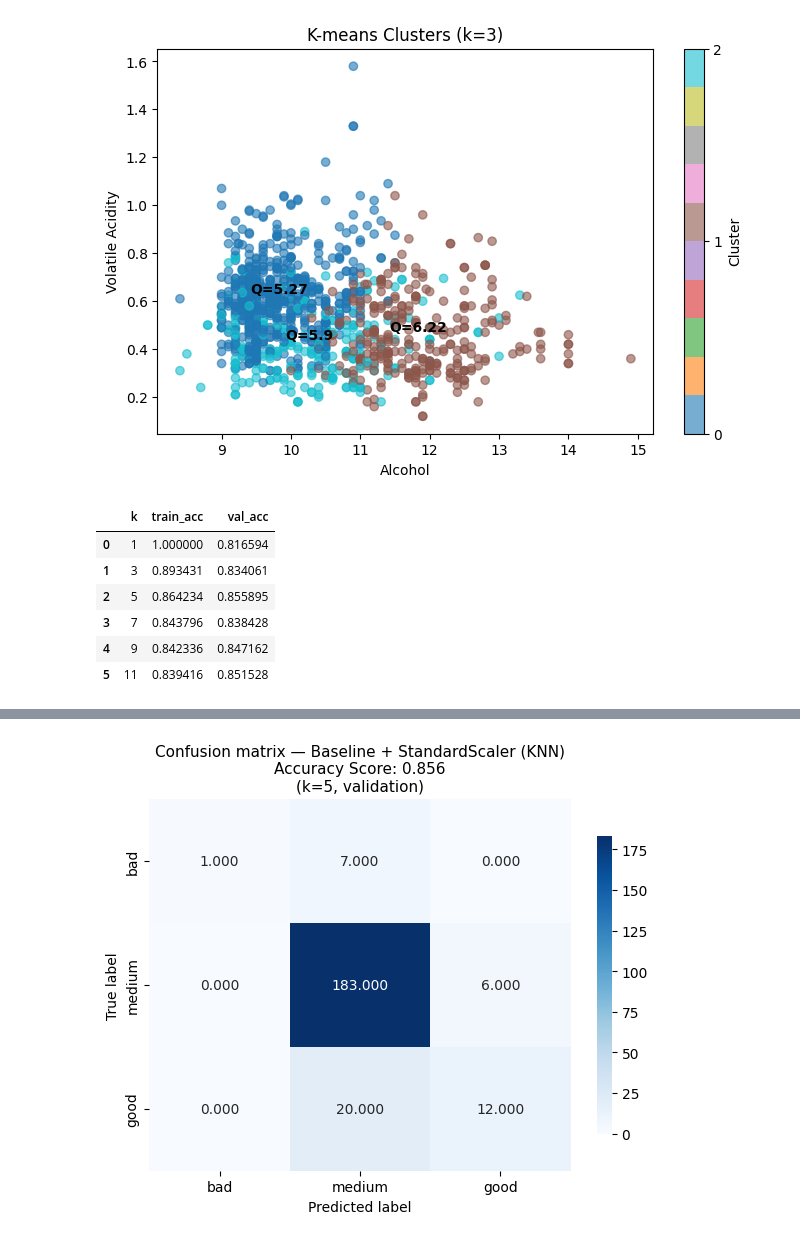
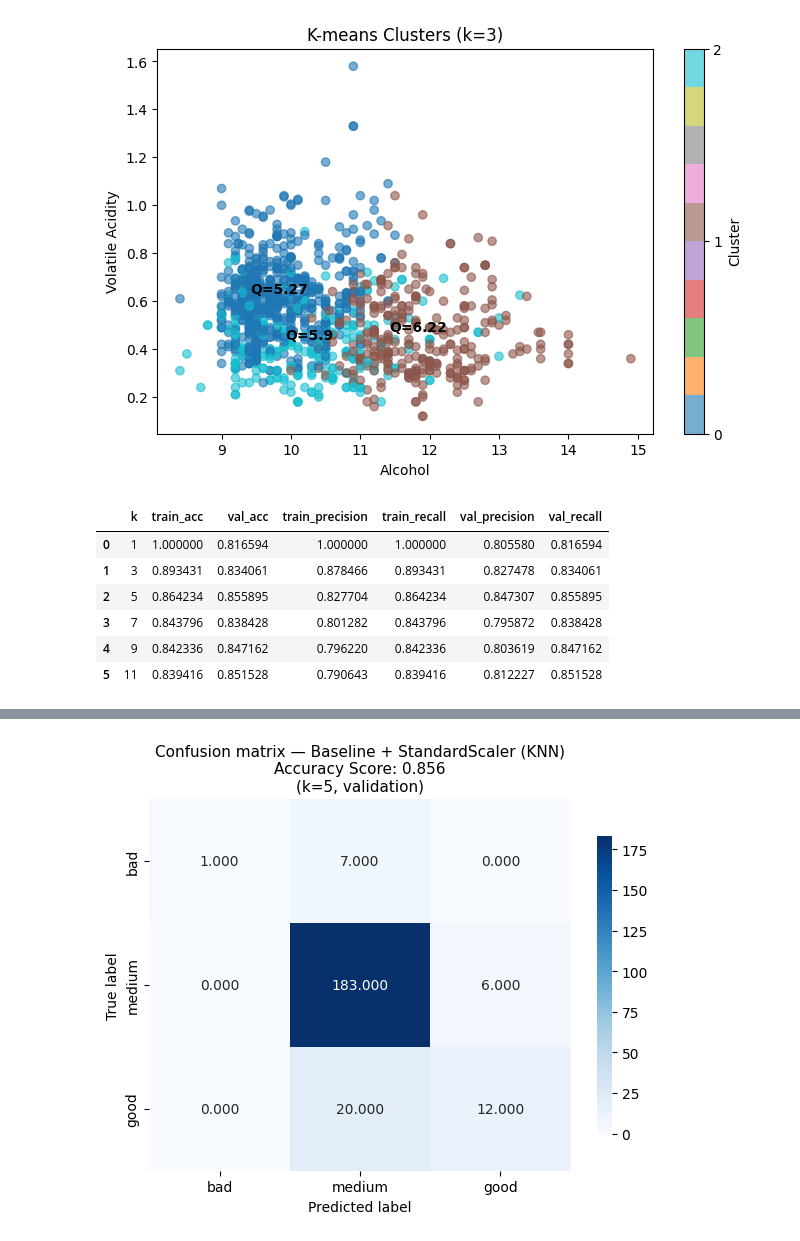
Before and after one commit to mrl588/Wine-Prediction, a Jupyter notebook: wine_quality_ml_final.ipynb, the cells around one changed output, grey strips where cells are left out. Cells and saved outputs as stored; diff of their text form; code cells hidden in the pictures.

Commit message:
added precision and recall

```diff
--- a/wine_quality_ml_final.ipynb
+++ b/wine_quality_ml_final.ipynb
@@ -136,6 +135,7 @@ from IPython.display import display
 from sklearn.model_selection import train_test_split
 from sklearn.neighbors import KNeighborsClassifier
 from sklearn.preprocessing import PolynomialFeatures, StandardScaler
+from sklearn.metrics import precision_score, recall_score, classification_report
 
 # Three quality buckets: bad (<5), medium ([5,7)), good (>=7)
 y_bucket = np.select(
@@ -183,7 +183,18 @@ X_train = np.asarray(X_train, dtype=float)
 X_val = np.asarray(X_val, dtype=float)
 
 k_values = [1, 3, 5, 7, 9, 11]
-# choose these odd values to prevent ties and i wanted 6 evenly spaced off values from very local/ flexible to a more structured/smooth model by the end which would test high bias/low variance ( stopped at 11 because there were only 10 features)
+# choose these odd values to prevent ties and i wanted 6 evenly spaced off values from very local/ flexible to a more structured/smooth model by the end which would test high bias/low variance ( stopped at 11 because there were only 11 features)
+
+def _prec_rec_train_val(knn, X_tr, X_va, y_tr, y_va):
+    y_tr_pred = knn.predict(X_tr)
+    y_va_pred = knn.predict(X_va)
+    return (
+        precision_score(y_tr, y_tr_pred, average="weighted", zero_division=0),
+        recall_score(y_tr, y_tr_pred, average="weighted", zero_division=0),
+        precision_score(y_va, y_va_pred, average="weighted", zero_division=0),
+        recall_score(y_va, y_va_pred, average="weighted", zero_division=0),
+    )
+
 
 # Baseline: original features + StandardScaler (preprocessing)
 scaler = StandardScaler()
@@ -194,11 +205,18 @@ knn_results = []
 for k in k_values:
     knn = KNeighborsClassifier(n_neighbors=k, weights="uniform")
     knn.fit(X_train_scaled, y_train)
+    tr_p, tr_r, va_p, va_r = _prec_rec_train_val(
+        knn, X_train_scaled, X_val_scaled, y_train, y_val
+    )
     knn_results.append(
         {
             "k": k,
             "train_acc": knn.score(X_train_scaled, y_train),
             "val_acc": knn.score(X_val_scaled, y_val),
+            "train_precision": tr_p,
+            "train_recall": tr_r,
+            "val_precision": va_p,
+            "val_recall": va_r,
         }
     )
 
@@ -215,13 +233,22 @@ knn_results_poly = []
 for k in k_values:
     knn = KNeighborsClassifier(n_neighbors=k)
     knn.fit(X_train_poly2_scaled, y_train)
+    tr_p, tr_r, va_p, va_r = _prec_rec_train_val(
+        knn, X_train_poly2_scaled, X_val_poly2_scaled, y_train, y_val
+    )
     knn_results_poly.append(
         {
-            "k": k,"train_acc": knn.score(X_train_poly2_scaled, y_train),"val_acc": knn.score(X_val_poly2_scaled, y_val),
+            "k": k,
+            "train_acc": knn.score(X_train_poly2_scaled, y_train),
+            "val_acc": knn.score(X_val_poly2_scaled, y_val),
+            "train_precision": tr_p,
+            "train_recall": tr_r,
+            "val_precision": va_p,
+            "val_recall": va_r,
         }
     )
 
-# Polynomial degree 3: degree 2 helped out a little bit in some of the features so I tried 3rd degree to compensate for the fact that there were 10 features and probably needed a higher order to map correctly
+# Polynomial degree 3: degree 2 helped out a little bit in some of the features so I tried 3rd degree to compensate for the fact that there were 11 features and probably needed a higher order to map correctly
 poly3 = PolynomialFeatures(degree=3, include_bias=False)
 X_train_poly3 = poly3.fit_transform(X_train)
 X_val_poly3 = poly3.transform(X_val)
@@ -234,9 +261,18 @@ knn_results_poly3 = []
 for k in k_values:
     knn = KNeighborsClassifier(n_neighbors=k)
     knn.fit(X_train_poly3_scaled, y_train)
+    tr_p, tr_r, va_p, va_r = _prec_rec_train_val(
+        knn, X_train_poly3_scaled, X_val_poly3_scaled, y_train, y_val
+    )
     knn_results_poly3.append(
         {
-            "k": k,"train_acc": knn.score(X_train_poly3_scaled, y_train),"val_acc": knn.score(X_val_poly3_scaled, y_val),
+            "k": k,
+            "train_acc": knn.score(X_train_poly3_scaled, y_train),
+            "val_acc": knn.score(X_val_poly3_scaled, y_val),
+            "train_precision": tr_p,
+            "train_recall": tr_r,
+            "val_precision": va_p,
+            "val_recall": va_r,
         }
     )
 
@@ -252,9 +288,18 @@ knn_results_log = []
 for k in k_values:
     knn = KNeighborsClassifier(n_neighbors=k)
     knn.fit(X_train_log_scaled, y_train)
+    tr_p, tr_r, va_p, va_r = _prec_rec_train_val(
+        knn, X_train_log_scaled, X_val_log_scaled, y_train, y_val
+    )
     knn_results_log.append(
         {
-            "k": k,"train_acc": knn.score(X_train_log_scaled, y_train),"val_acc": knn.score(X_val_log_scaled, y_val),
+            "k": k,
+            "train_acc": knn.score(X_train_log_scaled, y_train),
+            "val_acc": knn.score(X_val_log_scaled, y_val),
+            "train_precision": tr_p,
+            "train_recall": tr_r,
+            "val_precision": va_p,
+            "val_recall": va_r,
         }
     )
 
@@ -262,7 +307,7 @@ display(pd.DataFrame(knn_results))
 display(pd.DataFrame(knn_results_poly))
 display(pd.DataFrame(knn_results_poly3))
 display(pd.DataFrame(knn_results_log))
-# --- One confusion matrix: baseline + StandardScaler (validation; k = best val_acc) ---
+# One confusion matrix
 import matplotlib.pyplot as plt
 import seaborn as sns
 from sklearn.metrics import accuracy_score, confusion_matrix
@@ -282,37 +327,37 @@ def _val_confusion_heatmap(ax, X_tr, X_va, y_tr, y_va, results, title):
         annot=True,
         fmt=".3f",
         cmap="Blues",
         ax=ax,
         xticklabels=_cm_labels,
         yticklabels=_cm_labels,
         vmin=0,
         cbar_kws={"shrink": 0.8},
     )
     ax.set_xlabel("Predicted label")
     ax.set_ylabel("True label")
     ax.set_title(
         f"Confusion matrix — {title}\nAccuracy Score: {acc:.3f}\n(k={k_star}, validation)",
         fontsize=11,
     )
 
 
 fig, ax = plt.subplots(figsize=(6, 5))
 _val_confusion_heatmap(
     ax,
     X_train_scaled,
     X_val_scaled,
     y_train,
     y_val,
     knn_results,
     "Baseline + StandardScaler (KNN)",
 )
 plt.tight_layout()
 plt.show()
 # %% [output]
-|  | k | train_acc | val_acc |
-| 0 | 1 | 1.000000 | 0.816594 |
-| 1 | 3 | 0.893431 | 0.834061 |
-| 2 | 5 | 0.864234 | 0.855895 |
-| 3 | 7 | 0.843796 | 0.838428 |
-| 4 | 9 | 0.842336 | 0.847162 |
-| 5 | 11 | 0.839416 | 0.851528 |
+|  | k | train_acc | val_acc | train_precision | train_recall | val_precision | val_recall |
+| 0 | 1 | 1.000000 | 0.816594 | 1.000000 | 1.000000 | 0.805580 | 0.816594 |
+| 1 | 3 | 0.893431 | 0.834061 | 0.878466 | 0.893431 | 0.827478 | 0.834061 |
+| 2 | 5 | 0.864234 | 0.855895 | 0.827704 | 0.864234 | 0.847307 | 0.855895 |
+| 3 | 7 | 0.843796 | 0.838428 | 0.801282 | 0.843796 | 0.795872 | 0.838428 |
+| 4 | 9 | 0.842336 | 0.847162 | 0.796220 | 0.842336 | 0.803619 | 0.847162 |
+| 5 | 11 | 0.839416 | 0.851528 | 0.790643 | 0.839416 | 0.812227 | 0.851528 |
```
Also changed, not shown: parts of 4 cells of this notebook.
